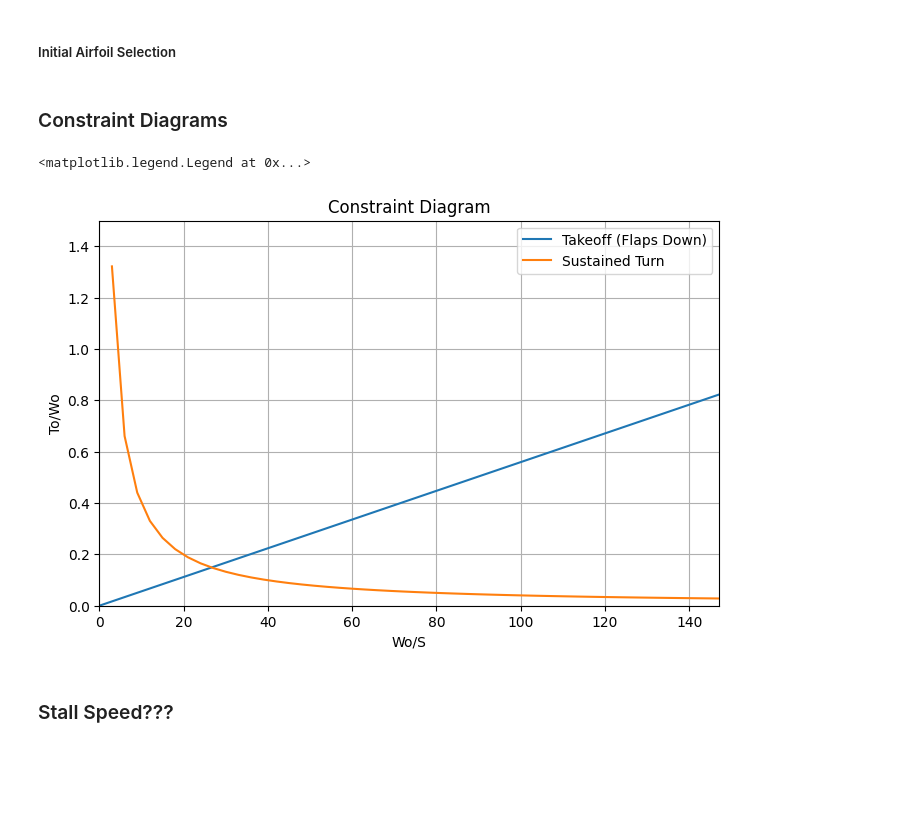
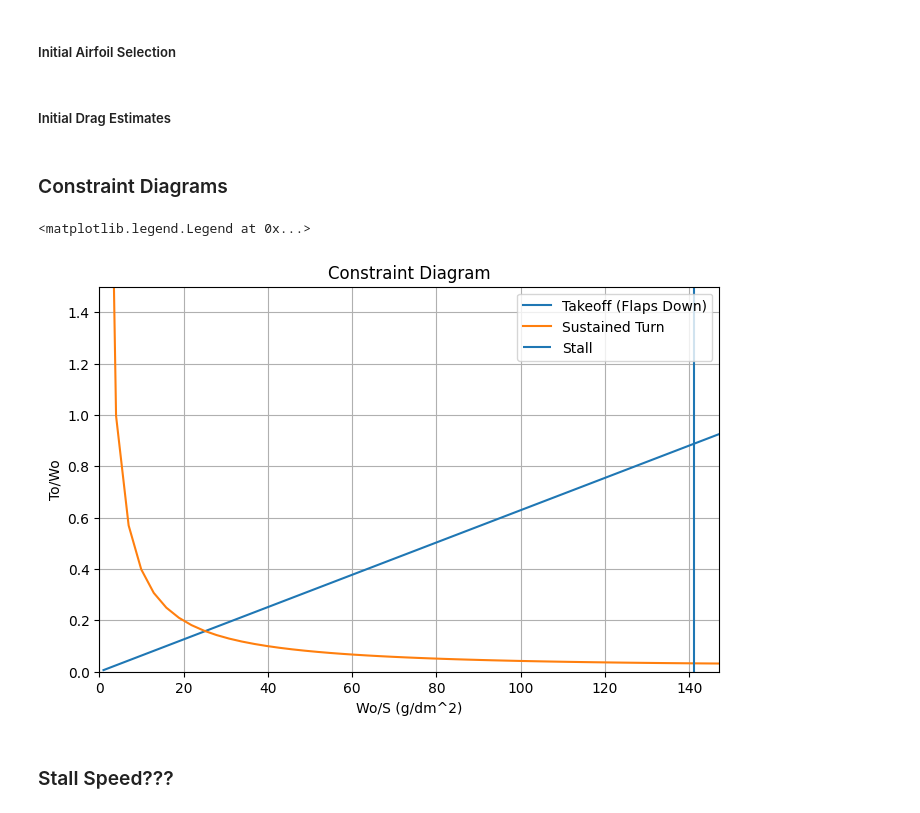
Before and after one commit to mbcapece3/SUAS_Sizing, a Jupyter notebook: aircraft_sizing.ipynb, the cells around one changed output. Drawn from its saved outputs; the diff is of its cells as text; code cells hidden in the pictures; blank space fills up the shorter version.

```diff
--- a/aircraft_sizing.ipynb
+++ b/aircraft_sizing.ipynb
@@ -38,12 +37,13 @@ endurance = 30          # min
 m_payload = 2.7         # kg, payload mass (not required to fly)
 v_stall = 12            # m/s, stall speed
 v_cruise = 18           # m/s, cruise speed
+v_touchdown = 15        # m/s, landing touchdown speed
 dist_to_roll = 10       # m
 dist_land_roll = 20     # m
+time_land_roll = 5      # s                                                           I DONT KNOW IF THIS IS CORRECT???
 radius_turn = 30        # m
 angle_climb_min = 20    # deg
 angle_descent_min = 20  # deg
-wing_loading_max = 150  # g/dm^2, Wing loading using mass (NOT WEIGHT)
 
 # Size Requirements
 m_to_max = 25           # kg, takeoff (total) mass
@@ -51,9 +51,12 @@ span_max = 2.5          # m
 
 # Calculations
 dynamic_pressure_cruise = 1/2 * density * v_cruise**2
+dynamic_pressure_stall = 1/2 * density * v_stall**2
+dynamic_pressure_touchdown = 1/2 * density * v_touchdown**2
 bank_angle_max_rad = np.arctan(v_cruise**2/ (gravity * radius_turn))  # Max bank angle required for a sustained level turn with specified truning radius
-bank_angle_max_deg = bank_angle_max_rad * 180 / pi
-bank_load_factor_max = 1 / np.cos(bank_angle_max_rad)
+bank_angle_max_deg = bank_angle_max_rad * 180 / np.pi
+bank_load_factor_max = 1 / np.cos(bank_angle_max_rad)                 # Lift load factor at max bank angle
+touchdown_speed_ratio = v_touchdown / v_stall                         # Ratio of touchdown speed over stall speed (j)
 # %% [markdown]
 ### Initial Estimates
 # %% [markdown]
@@ -64,9 +67,11 @@ chord_inital = .3  # m
 span_initial = 2   # m
 m_to_initial = 7   # kg
 e0_inital = .75    # Oswald Efficiency
+e_initial = .9     # Span Efficiency
 Cdo_initial = .02  # Parasite drag coefficient
 
-AR_initial = span_initial**2 / chord_inital
+wing_area_initial = chord_inital * span_initial  # Estimates wing area as a rectangular wing
+AR_initial = span_initial**2 / wing_area_initial
 # %% [markdown]
 ##### Initial Reynold's # Estimation
 # %%
@@ -76,5 +81,7 @@ Re_stall_inial = (density * v_stall * chord_inital) / dynamic_viscosity
 ##### Initial Airfoil Selection
 # %%
 # Airfoil: psu94097-il
-Cl_max = 1.4
-Cl_max_flaps = 1.8
+Cl_max = 1.2
+Cl_max_flaps = 1.6
+# %% [markdown]
+##### Initial Drag Estimates
@@ -82,36 +92,42 @@ Cl_max_flaps = 1.8
 ### Constraint Diagrams
 # %%
 # Data Range
+wing_loading_max = 150  # g/dm^2, Wing loading using mass (NOT WEIGHT)
 wing_loading_weight_max = wing_loading_max / 10 * gravity  # N/m^2, Wing Loading in terms of weight (NOT MASS)
-wing_loading_array = np.linspace(0, wing_loading_weight_max)  #g/dm^2, Plotted Wing Loading Range
+wing_loading_array = np.linspace(1, wing_loading_weight_max)  #g/dm^2, Plotted Wing Loading Range
 
 # Takeoff Calculation
 thrust_to_weight_to_array = wing_loading_array * [1.21 / (gravity * density * Cl_max_flaps * dist_to_roll)]  # Takeoff Curve WITH FLAPS
 
 # Landing Calculation
 
-#Stall Speed???
+# Climb/Descent?
+
+# Stall Speed Wingloading
+wing_loading_stall_inital = dynamic_pressure_stall * Cl_max_flaps   # Wingloading at stall WITH FLAPS
 
 # Sustained Turn Calculation
-k_initial = 1 / (e0_inital * pi * AR_initial)
-thrust_to_weight_bank_array = ((bank_load_factor_max * k_initial * wing_loading_array) / dynamic_pressure_cruise)**2 + dynamic_pressure_cruise * Cdo_initial / wing_loading_array  # Sustained turn equation
+k_initial = 1 / (e0_inital * np.pi * AR_initial)
+thrust_to_weight_bank_array = ((bank_load_factor_max * k_initial * wing_loading_array) / dynamic_pressure_cruise)**2 + dynamic_pressure_cruise * Cdo_initial / wing_loading_array
 
 
-# Plot
+# Plot Constraints
 fig, ax = plt.subplots(figsize=(8,5))
+xlim = wing_loading_array[-1]
+ylim = 1.5
 ax.plot(wing_loading_array, thrust_to_weight_to_array, label='Takeoff (Flaps Down)')
 ax.plot(wing_loading_array, thrust_to_weight_bank_array, label='Sustained Turn')
-ax.set_xlim([0,wing_loading_array[-1]])
-ax.set_ylim([0,1.5])
+ax.vlines(wing_loading_stall_inital, 0, ylim, label = 'Stall')
+ax.set_xlim([0,xlim])
+ax.set_ylim([0,ylim])
 ax.set_title('Constraint Diagram')
-ax.set_xlabel('Wo/S')
+ax.set_xlabel('Wo/S (g/dm^2)')
 ax.set_ylabel('To/Wo')
-#ax.vlines(, 0, 3, label = '2')  FOR LANDING CURVE???
 ax.grid()
 ax.legend()
 # %% [output]
 <matplotlib.legend.Legend at 0x...>
-[figure, old version]
+[figure, new version]
 # %% [markdown]
 ### Stall Speed???
 # %% [markdown]
```
Also changed, not shown: parts of 2 cells of this notebook.
